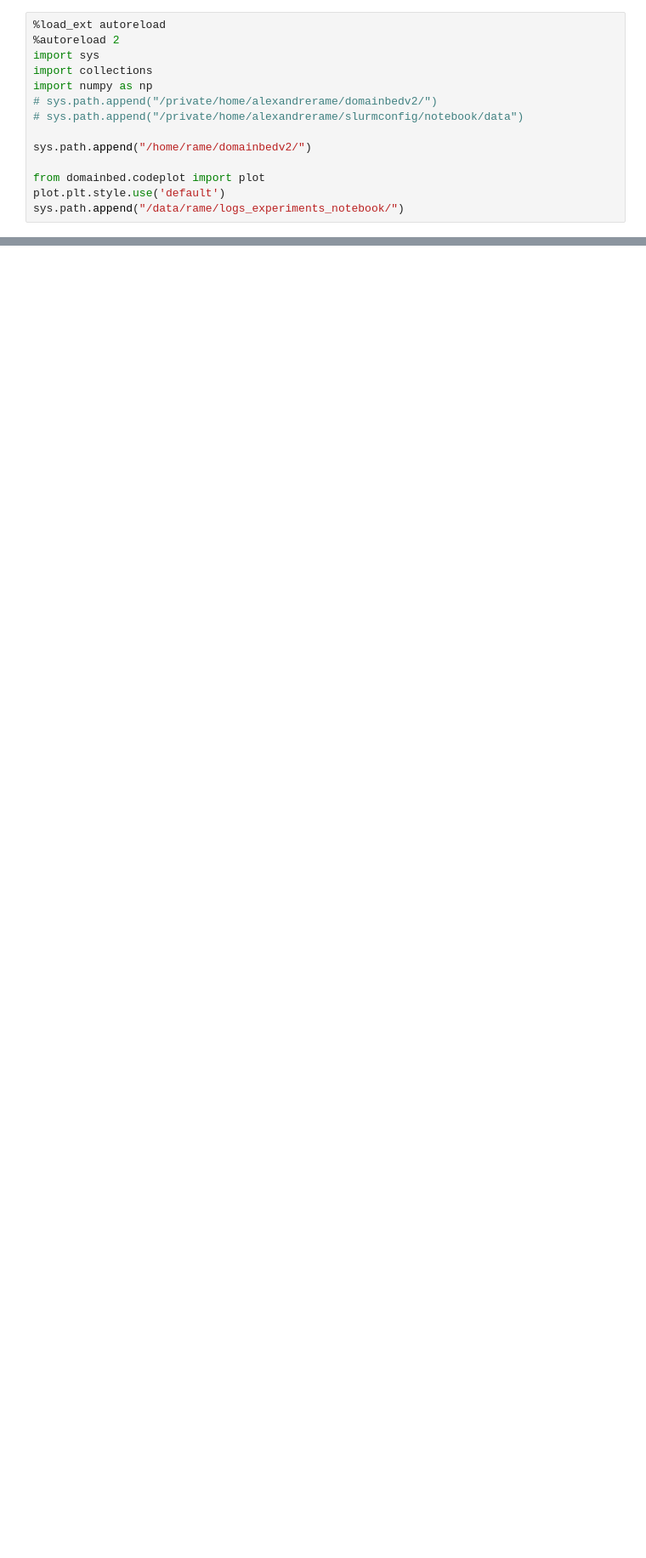
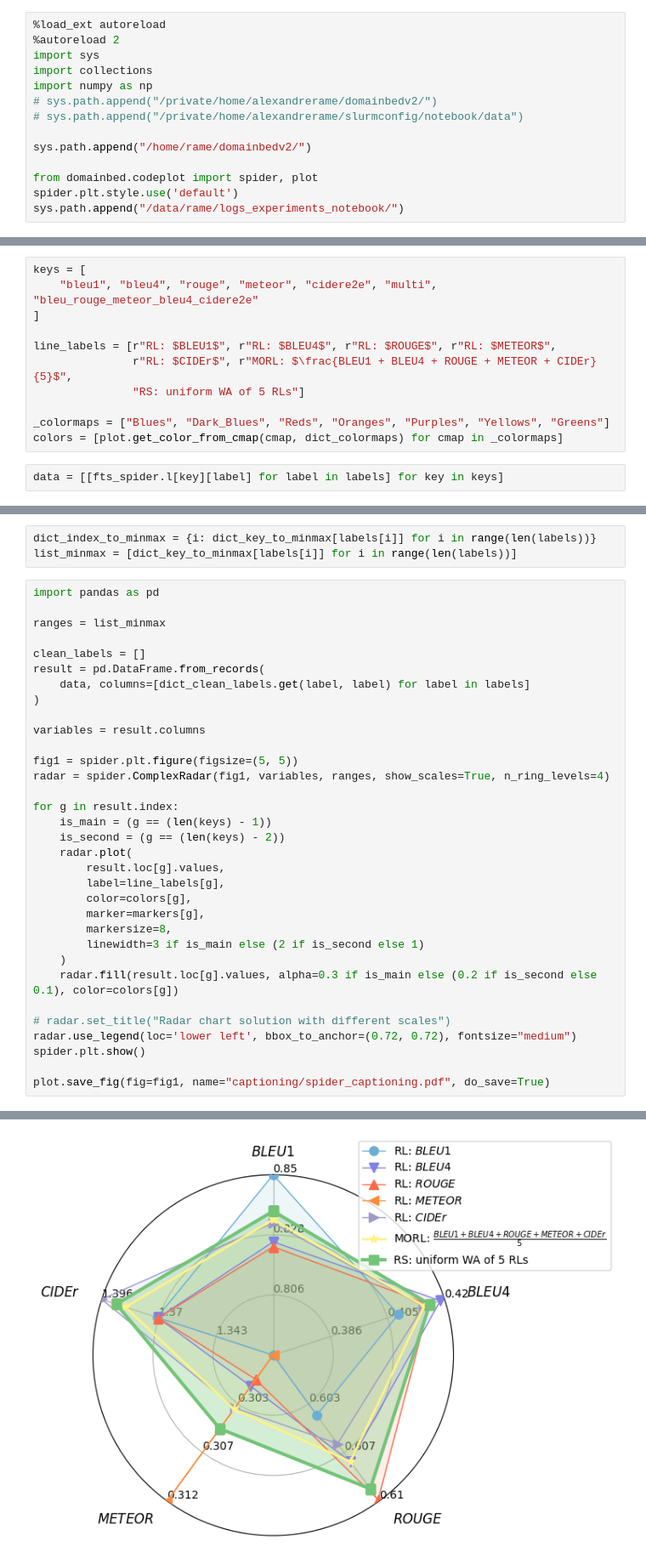
Before and after one commit to alexrame/domainbedv2, a Jupyter notebook: notebooks/rl/captioning/spider.ipynb, the cells around one changed output, grey strips where cells are left out. Shown at 85% size. Saved outputs shown, nothing was run; the diff lists cells and outputs as text; blank space fills up the shorter version.

```diff
--- a/notebooks/rl/captioning/spider.ipynb
+++ b/notebooks/rl/captioning/spider.ipynb
@@ -9,6 +9,6 @@ import numpy as np
 
 sys.path.append("/home/rame/domainbedv2/")
 
-from domainbed.codeplot import plot
-plot.plt.style.use('default')
+from domainbed.codeplot import spider, plot
+spider.plt.style.use('default')
 sys.path.append("/data/rame/logs_experiments_notebook/")
@@ -49,0 +61,13 @@ from captioning import e2e_bleu, e2e_bleu4, e2e_rouge, e2e_bleurouge, e2e_bleu4r
+# %%
+keys = [
+    "bleu1", "bleu4", "rouge", "meteor", "cidere2e", "multi", "bleu_rouge_meteor_bleu4_cidere2e"
+]
+
+line_labels = [r"RL: $BLEU1$", r"RL: $BLEU4$", r"RL: $ROUGE$", r"RL: $METEOR$",
+               r"RL: $CIDEr$", r"MORL: $\frac{BLEU1 + BLEU4 + ROUGE + METEOR + CIDEr}{5}$",
+               "RS: uniform WA of 5 RLs"]
+
+_colormaps = ["Blues", "Dark_Blues", "Reds", "Oranges", "Purples", "Yellows", "Greens"]
+colors = [plot.get_color_from_cmap(cmap, dict_colormaps) for cmap in _colormaps]
+# %%
+data = [[fts_spider.l[key][label] for label in labels] for key in keys]
@@ -49,0 +84,37 @@ from captioning import e2e_bleu, e2e_bleu4, e2e_rouge, e2e_bleurouge, e2e_bleu4r
+# %%
+dict_index_to_minmax = {i: dict_key_to_minmax[labels[i]] for i in range(len(labels))}
+list_minmax = [dict_key_to_minmax[labels[i]] for i in range(len(labels))]
+# %%
+import pandas as pd
+
+ranges = list_minmax
+
+clean_labels = []
+result = pd.DataFrame.from_records(
+    data, columns=[dict_clean_labels.get(label, label) for label in labels]
+)
+
+variables = result.columns
+
+fig1 = spider.plt.figure(figsize=(5, 5))
+radar = spider.ComplexRadar(fig1, variables, ranges, show_scales=True, n_ring_levels=4)
+
+for g in result.index:
+    is_main = (g == (len(keys) - 1))
+    is_second = (g == (len(keys) - 2))
+    radar.plot(
+        result.loc[g].values,
+        label=line_labels[g],
+        color=colors[g],
+        marker=markers[g],
+        markersize=8,
+        linewidth=3 if is_main else (2 if is_second else 1)
+    )
+    radar.fill(result.loc[g].values, alpha=0.3 if is_main else (0.2 if is_second else 0.1), color=colors[g])
+
+# radar.set_title("Radar chart solution with different scales")
+radar.use_legend(loc='lower left', bbox_to_anchor=(0.72, 0.72), fontsize="medium")
+spider.plt.show()
+
+plot.save_fig(fig=fig1, name="captioning/spider_captioning.pdf", do_save=True)
+# %% [output]
@@ -49,0 +122 @@ from captioning import e2e_bleu, e2e_bleu4, e2e_rouge, e2e_bleurouge, e2e_bleu4r
+[figure, added]
```
Also changed, not shown: parts of 9 cells of this notebook, 6 other files.
